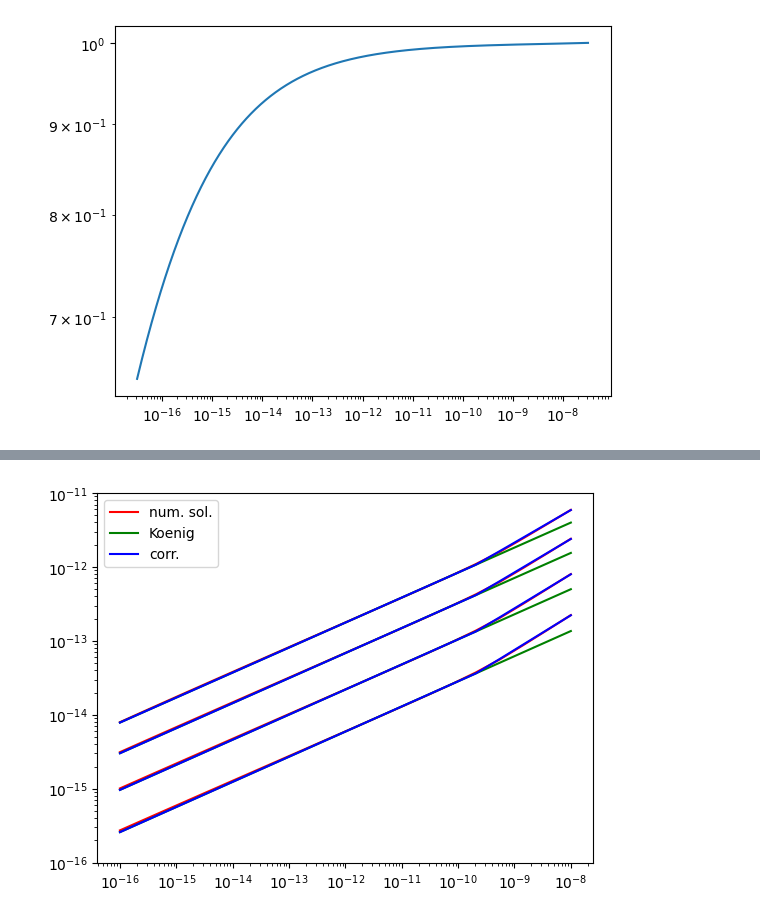
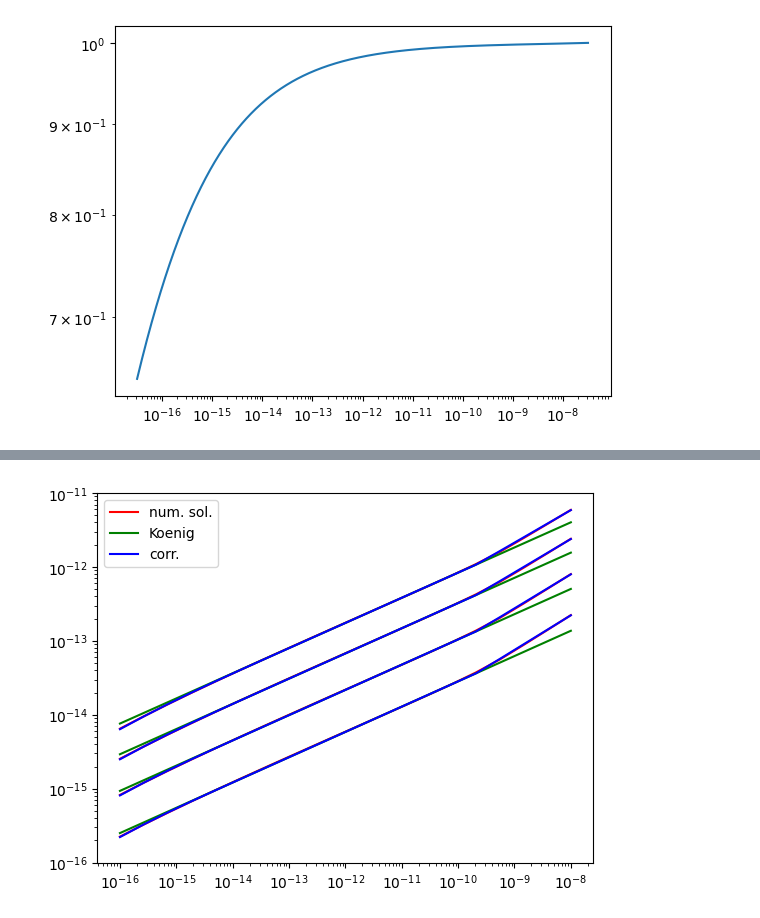
Before and after one commit to astro-zilla/contrails, a Jupyter notebook: microphysics_approximations.ipynb, the cells around one changed output, grey strips where cells are left out. Saved outputs shown, nothing was run; the diff lists cells and outputs as text; code cells hidden in the pictures.

Commit message:
b approx done,m0 donw, working on a, gamma, delta

```diff
--- a/microphysics_approximations.ipynb
+++ b/microphysics_approximations.ipynb
@@ -18,7 +18,7 @@ L_s=2.834e6 # J/kg latent heat of sublimation
 # cp = 1005 # J/kg/K specific heat capacity of air at constant pressure
 beta_d=1.0 # thermal accommodation coefficient
 
-alpha_d=0.5 # deposition coefficient
+alpha_d=0.036 # deposition coefficient - this affects the growth rate at small masses (m0, gamma)
 # %%
 def c_a(m):
     m_t = 2.146e-1 # transition mass
@@ -196,7 +196,7 @@ def flux_fun(T_s,p,T,rho_w,m):
     Pr=mu_air(T)*cp_air(T)/k_air(T) # Prandtl number
     Re_thermal= rho_a * u_terminal(m,p,T) * L(m) / mu_air(T)
     x=0
-    while (Re_thermal-x)/Re_thermal>1e-4:
+    while ((Re_thermal-x)/Re_thermal).any()>1e-4:
         x=Re_thermal
         lstar_Q = k_air(T)*f2(Pr,Re_thermal)/(rho_a**(1/4)*u_r(T)*beta_d*cp_air(T))
         Re_thermal=rho_a*u_terminal(m,p,T)*lstar_Q/mu_air(T)
@@ -210,39 +210,62 @@ def flux_fun(T_s,p,T,rho_w,m):
 # %%
 p=30000
 m_vals = np.logspace(-16,-8,20)
-
-ml=2.2e-10
 m_fit = np.logspace(-14,-10,20)
-y_fit=np.zeros_like(m_fit)
 
 a,b,m0,gamma,delta = 4e-13,0.173,1e-15,0.22,0.12
 
+def fit_fun(a,b):
+    ml=2.2e-10
+    def f(m,m0,gamma,delta):
+        return np.where(m<ml,1-np.exp(-(m/m0)**gamma),(m/ml)**delta)*a*m**b
+    return f
+
+def fit_fun_koenig(m,a,b):
+    return a*m**b
+
+def get_coeffs(p,T):
+    a,b,m0,gamma,delta = 4e-13,0.173,1e-15,0.22,0.12
+
+    m_inner =  np.logspace(-14,-10,20)
+    m_outer = np.logspace(-16,-8,20)
+
+    # ensure p an T are arrays
+    if np.isscalar(p):
+        p=np.array([p])
+    if np.isscalar(T):
+        T=np.array([T])
+
+    a*=np.ones_like(p)
+    b*=np.ones_like(p)
+    m0*=np.ones_like(p)
+    gamma*=np.ones_like(p)
+    delta*=np.ones_like(p)
+
+    prev=0
+
+    for i,(pi,Ti) in enumerate(zip(p,T)):
+
+        rho_w=psat_water(pi,Ti)/(R/M_w*Ti)
+
+        y_inner=mass_flux_ice(Ti,pi,rho_w,m_inner,root(flux_fun, x0=Ti*np.ones_like(m_inner), args=(pi, Ti, rho_w, m_inner)).x)
+        y_outer=mass_flux_ice(Ti,pi,rho_w,m_outer,root(flux_fun, x0=Ti*np.ones_like(m_outer), args=(pi, Ti, rho_w, m_outer)).x)
+
+        a[i],b[i] = curve_fit(fit_fun_koenig,m_inner,y_inner,p0=(a[prev],b[prev]))[0]
+        try:
+            m0[i],gamma[i],delta[i] = curve_fit(fit_fun(a[i],b[i]),m_outer,y_outer,method='lm',p0=(m0[i],gamma[i],delta[i]))[0]
+            prev=i
+        except Exception as e:
+            m0[i],gamma[i],delta[i] = None,None,None
+            prev-=1
+
+        print(f"{i}/{len(p)}",end="\r")
+
+    return a,b,m0,gamma,delta
+
 for iT,T in enumerate([200,210,220,230]):
-    y_numeric=np.zeros_like(m_vals)
     rho_w=psat_water(p,T)/(R/M_w*T)
-    print(mu_air(T))
-
-    def fit_fun(a,b):
-        def f(m,m0,gamma,delta):
-            return np.where(m<ml,1-np.exp(-(m/m0)**gamma),(m/ml)**delta)*a*m**b
-        return f
-
-    def fit_fun_koenig(m,a,b):
-        return a*m**b
-
-    for i,m in enumerate(m_vals):
-        rs=root_scalar(flux_fun, bracket=(T*0.9,T*1.1), args=(p, T, rho_w, m))
-        T_s=rs.root
-        y_numeric[i]=mass_flux_ice(T,p,rho_w,m,T_s)
-
-    for i,m in enumerate(m_fit):
-        T_s=root_scalar(flux_fun, bracket=(T*0.9,T*1.1), args=(p, T, rho_w, m)).root
-        y_fit[i]=mass_flux_ice(T,p,rho_w,m,T_s)
-
-    a,b = curve_fit(fit_fun_koenig,m_fit,y_fit,p0=(a,b))[0]#,1e-15,0.22,0
-    m0,gamma,delta = curve_fit(fit_fun(a,b),m_vals,y_numeric,method='lm',p0=(m0,gamma,delta))[0]
-
-    print(a,b,m0,gamma,delta)
+    a,b,m0,gamma,delta = get_coeffs(p,T)
+    y_numeric=mass_flux_ice(T,p,rho_w,m_vals,root(flux_fun, x0=T*np.ones_like(m_vals), args=(p, T, rho_w, m_vals)).x)
 
     plt.loglog(m_vals,y_numeric,color='red')
     plt.loglog(m_vals,fit_fun_koenig(m_vals,a,b),color='green')
@@ -264 +280 @@ plt.show()
-[figure, old version]
+[figure, new version]
```
Also changed, not shown: parts of 5 cells of this notebook.
